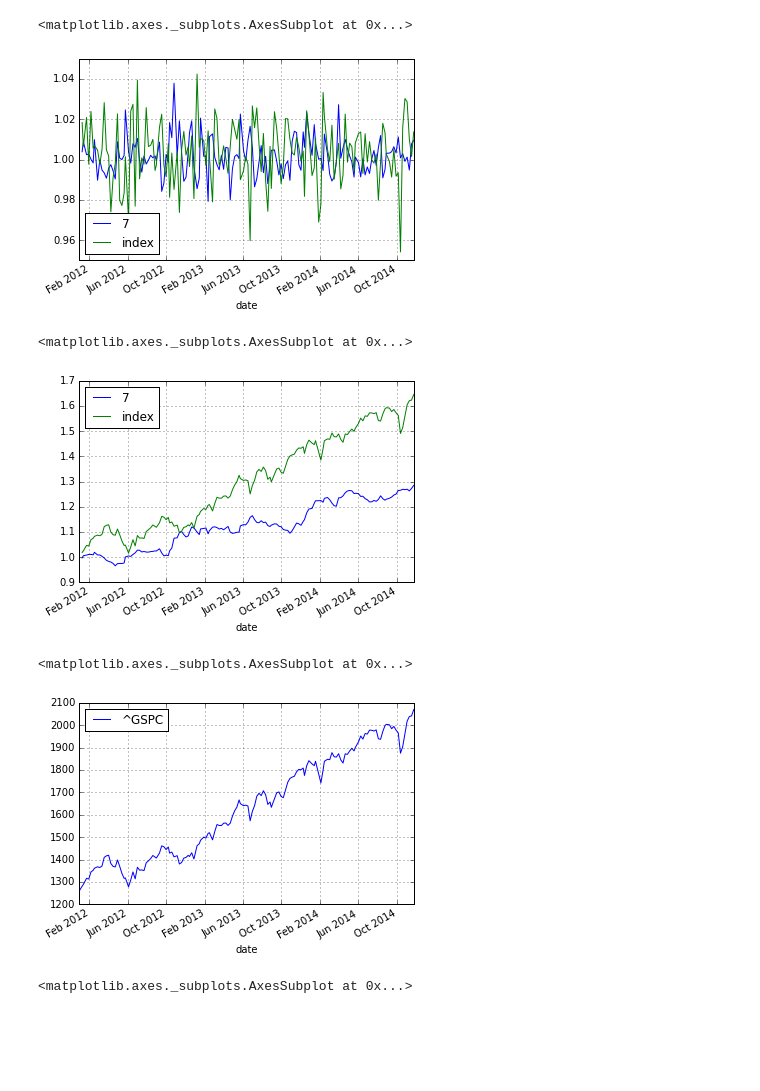
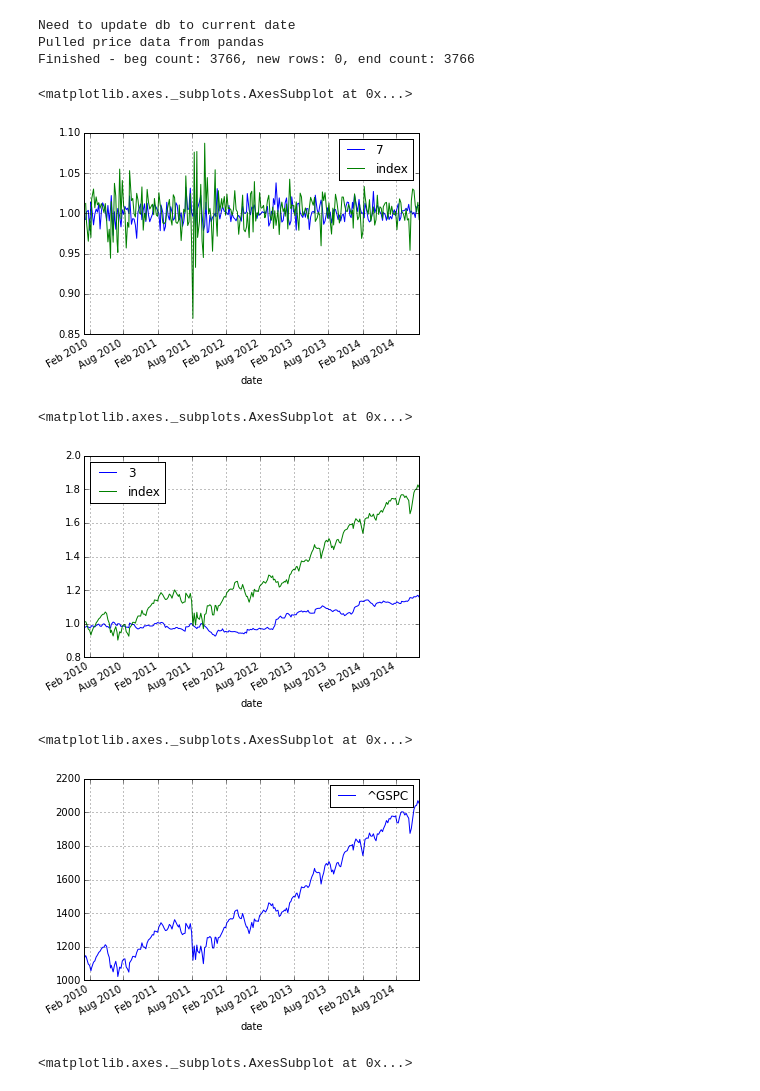
Before and after one commit to rhouck/statstrat1, a Jupyter notebook: model/Untitled1.ipynb, the cells around one changed output. Cells and saved outputs as stored; diff of their text form; code cells hidden in the pictures; blank space fills up the shorter version.

```diff
--- a/model/Untitled1.ipynb
+++ b/model/Untitled1.ipynb
@@ -12,8 +12,8 @@ from p3 import *
 # %%
 portfolio_returns = pd.io.parsers.read_csv('model_output/test_results.csv', index_col=0, parse_dates=True)
 
-#date_range = portfolio_returns.index[portfolio_returns.index > datetime.datetime(2013,12,31,0,0)]
-date_range = portfolio_returns.index
+date_range = portfolio_returns.index[portfolio_returns.index > datetime.datetime(2009,12,31,0,0)]
+#date_range = portfolio_returns.index
 
 portfolio_returns = portfolio_returns.ix[date_range]
 
@@ -29,21 +29,25 @@ portfolio_returns['index'] = index_returns
 portfolio_returns_prod = portfolio_returns.cumprod()
 portfolio_returns = portfolio_returns.dropna(how='any')
 portfolio_returns_prod = portfolio_returns_prod.dropna(how='any')
+# %% [output]
+Need to update db to current date
+Pulled price data from pandas
+Finished - beg count: 3766, new rows: 0, end count: 3766
 # %%
 portfolio_returns.ix[date_range][['7','index']].plot()
 # %% [output]
 <matplotlib.axes._subplots.AxesSubplot at 0x...>
-[figure, old version]
+[figure, new version]
 # %%
-portfolio_returns_prod.ix[date_range][['7','index']].plot()
+portfolio_returns_prod.ix[date_range][['3','index']].plot()
 # %% [output]
 <matplotlib.axes._subplots.AxesSubplot at 0x...>
-[figure, old version]
+[figure, new version]
 # %%
 index.plot()
 # %% [output]
 <matplotlib.axes._subplots.AxesSubplot at 0x...>
-[figure, old version]
+[figure, new version]
 # %%
 p = index.head(1)['^GSPC'].values[0]
 # build list of change in prices over time
```
Also changed, not shown: parts of 1 cell of this notebook, 10 other files.
